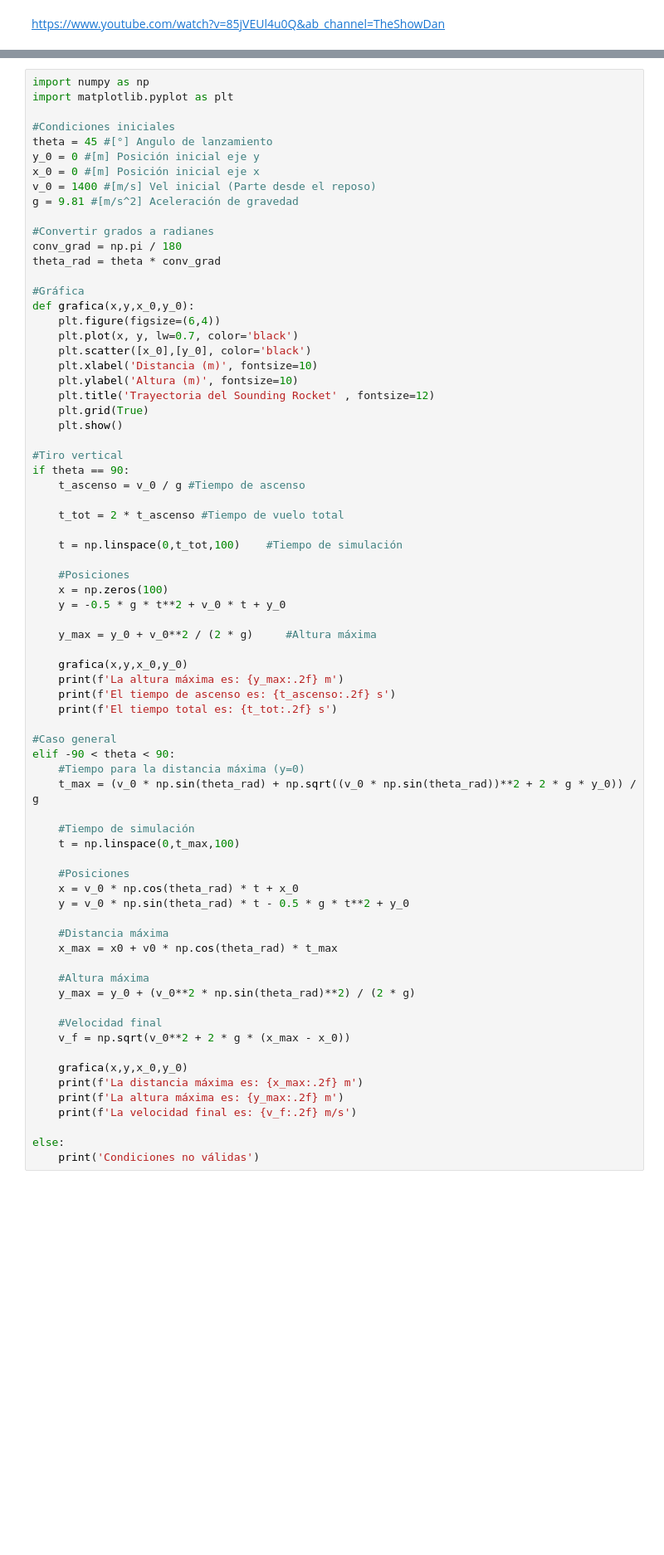
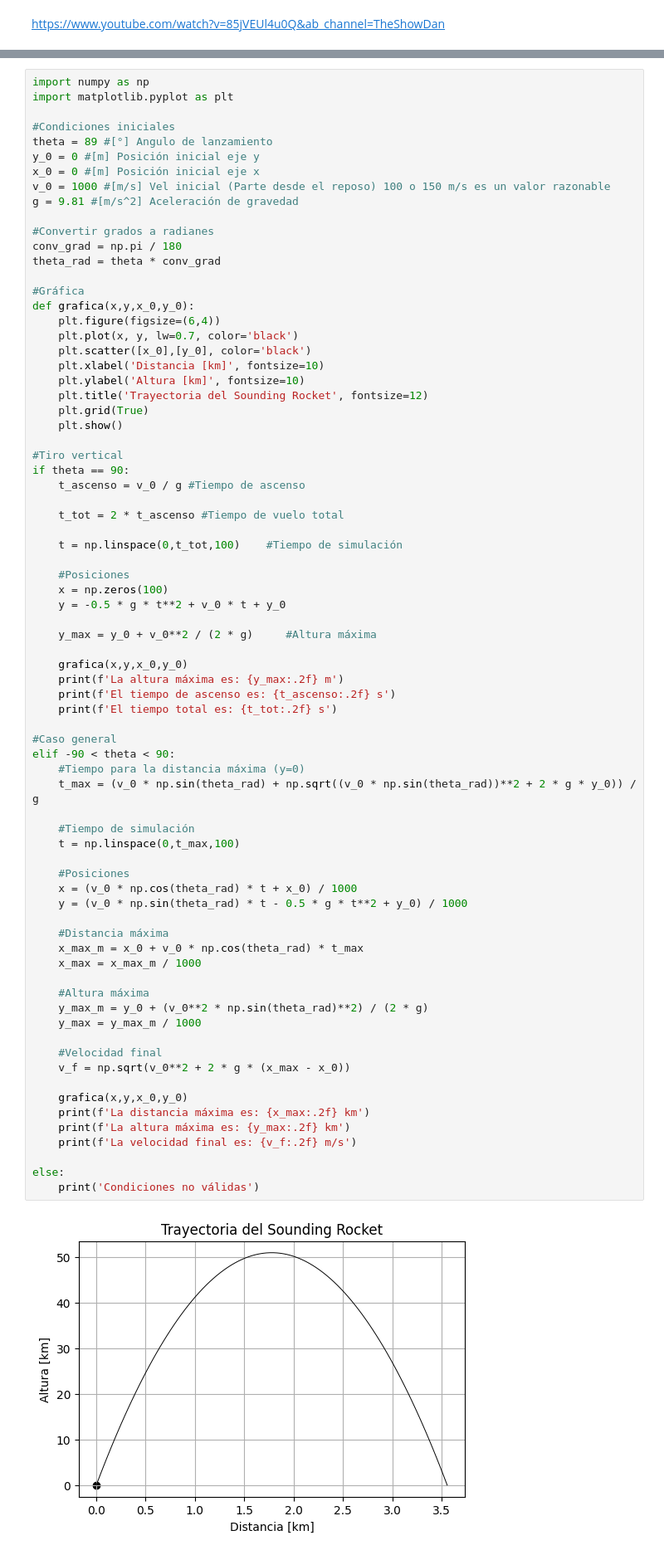
Before and after one commit to AlejandroLopezTelgie/2024-MT-Kharla-Hasse, a Jupyter notebook: trajectory/trajectory.ipynb, the cells around one changed output, grey strips where cells are left out. Shown: that part at 83% size. Cells and saved outputs as stored; diff of their text form; blank space fills up the shorter version.

```diff
--- a/trajectory/trajectory.ipynb
+++ b/trajectory/trajectory.ipynb
@@ -173,10 +162,10 @@ import numpy as np
 import matplotlib.pyplot as plt
 
 #Condiciones iniciales
-theta = 45 #[°] Angulo de lanzamiento
+theta = 89 #[°] Angulo de lanzamiento
 y_0 = 0 #[m] Posición inicial eje y
 x_0 = 0 #[m] Posición inicial eje x
-v_0 = 1400 #[m/s] Vel inicial (Parte desde el reposo)
+v_0 = 1000 #[m/s] Vel inicial (Parte desde el reposo) 100 o 150 m/s es un valor razonable
 g = 9.81 #[m/s^2] Aceleración de gravedad
 
 #Convertir grados a radianes
@@ -188,9 +177,9 @@ def grafica(x,y,x_0,y_0):
     plt.figure(figsize=(6,4))
     plt.plot(x, y, lw=0.7, color='black')
     plt.scatter([x_0],[y_0], color='black')
-    plt.xlabel('Distancia (m)', fontsize=10)
-    plt.ylabel('Altura (m)', fontsize=10)
-    plt.title('Trayectoria del Sounding Rocket' , fontsize=12)
+    plt.xlabel('Distancia [km]', fontsize=10)
+    plt.ylabel('Altura [km]', fontsize=10)
+    plt.title('Trayectoria del Sounding Rocket', fontsize=12)
     plt.grid(True)
     plt.show()
 
@@ -209,36 +198,39 @@ if theta == 90:
     y_max = y_0 + v_0**2 / (2 * g)     #Altura máxima
 
     grafica(x,y,x_0,y_0)
     print(f'La altura máxima es: {y_max:.2f} m')
     print(f'El tiempo de ascenso es: {t_ascenso:.2f} s')
     print(f'El tiempo total es: {t_tot:.2f} s')
 
 #Caso general
 elif -90 < theta < 90:
     #Tiempo para la distancia máxima (y=0)
     t_max = (v_0 * np.sin(theta_rad) + np.sqrt((v_0 * np.sin(theta_rad))**2 + 2 * g * y_0)) / g
 
     #Tiempo de simulación
     t = np.linspace(0,t_max,100)
 
     #Posiciones
-    x = v_0 * np.cos(theta_rad) * t + x_0
-    y = v_0 * np.sin(theta_rad) * t - 0.5 * g * t**2 + y_0
+    x = (v_0 * np.cos(theta_rad) * t + x_0) / 1000
+    y = (v_0 * np.sin(theta_rad) * t - 0.5 * g * t**2 + y_0) / 1000
 
     #Distancia máxima
-    x_max = x0 + v0 * np.cos(theta_rad) * t_max
+    x_max_m = x_0 + v_0 * np.cos(theta_rad) * t_max
+    x_max = x_max_m / 1000
 
     #Altura máxima
-    y_max = y_0 + (v_0**2 * np.sin(theta_rad)**2) / (2 * g)
+    y_max_m = y_0 + (v_0**2 * np.sin(theta_rad)**2) / (2 * g)
+    y_max = y_max_m / 1000
 
     #Velocidad final
     v_f = np.sqrt(v_0**2 + 2 * g * (x_max - x_0))
 
     grafica(x,y,x_0,y_0)
-    print(f'La distancia máxima es: {x_max:.2f} m')
-    print(f'La altura máxima es: {y_max:.2f} m')
+    print(f'La distancia máxima es: {x_max:.2f} km')
+    print(f'La altura máxima es: {y_max:.2f} km')
     print(f'La velocidad final es: {v_f:.2f} m/s')
 
 else:
     print('Condiciones no válidas')
 # %% [output]
+[figure, added]
```
Also changed, not shown: parts of 11 cells of this notebook.
